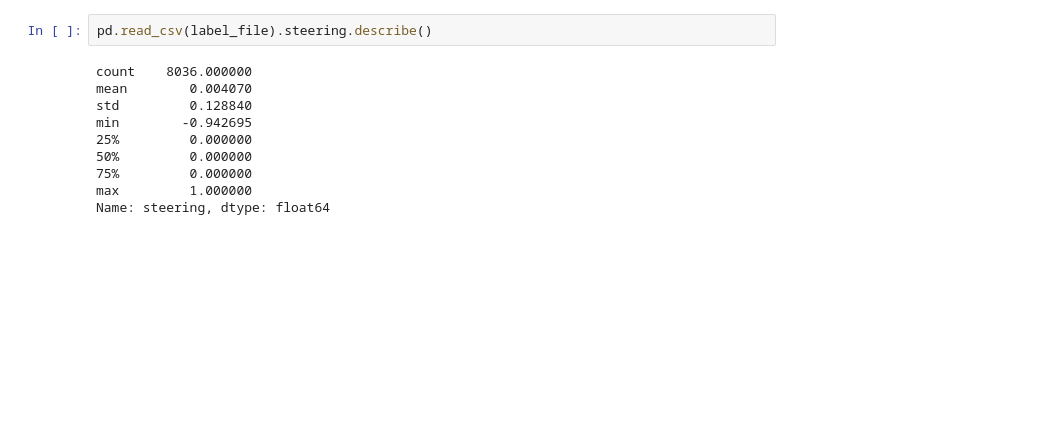
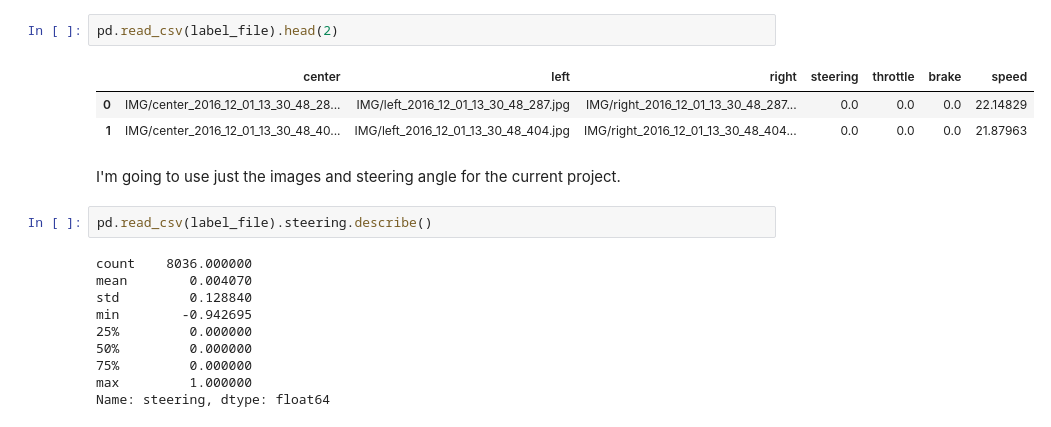
Before and after one commit to olegleyz/sdcnd-p3-behavioral-cloning-, a Jupyter notebook: workbook.ipynb, the cells around one changed output. Cells and saved outputs as stored; diff of their text form; blank space fills up the shorter version.

```diff
--- a/workbook.ipynb
+++ b/workbook.ipynb
@@ -17,3 +41,11 @@ data = pd.read_csv(label_file)[['center','left','right','steering']]
+# %%
+pd.read_csv(label_file).head(2)
+# %% [output]
+|  | center | left | right | steering | throttle | brake | speed |
+| 0 | IMG/center_2016_12_01_13_30_48_28... | IMG/left_2016_12_01_13_30_48_287.jpg | IMG/right_2016_12_01_13_30_48_287... | 0.0 | 0.0 | 0.0 | 22.14829 |
+| 1 | IMG/center_2016_12_01_13_30_48_40... | IMG/left_2016_12_01_13_30_48_404.jpg | IMG/right_2016_12_01_13_30_48_404... | 0.0 | 0.0 | 0.0 | 21.87963 |
+# %% [markdown]
+I'm going to use just the images and steering angle for the current project.
 # %%
 pd.read_csv(label_file).steering.describe()
 # %% [output]
```
Also changed, not shown: parts of 39 cells of this notebook, 2 other files.
